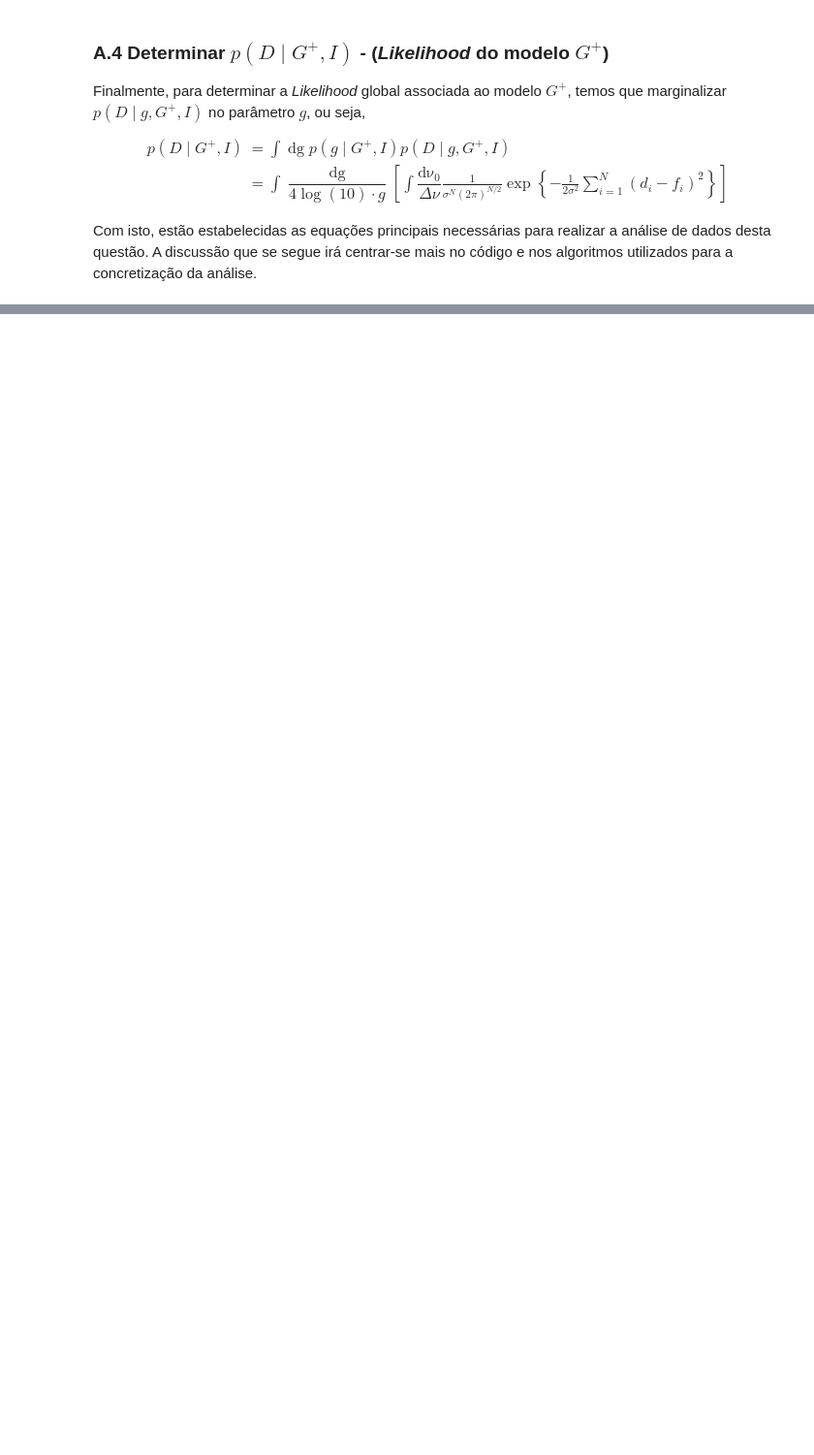
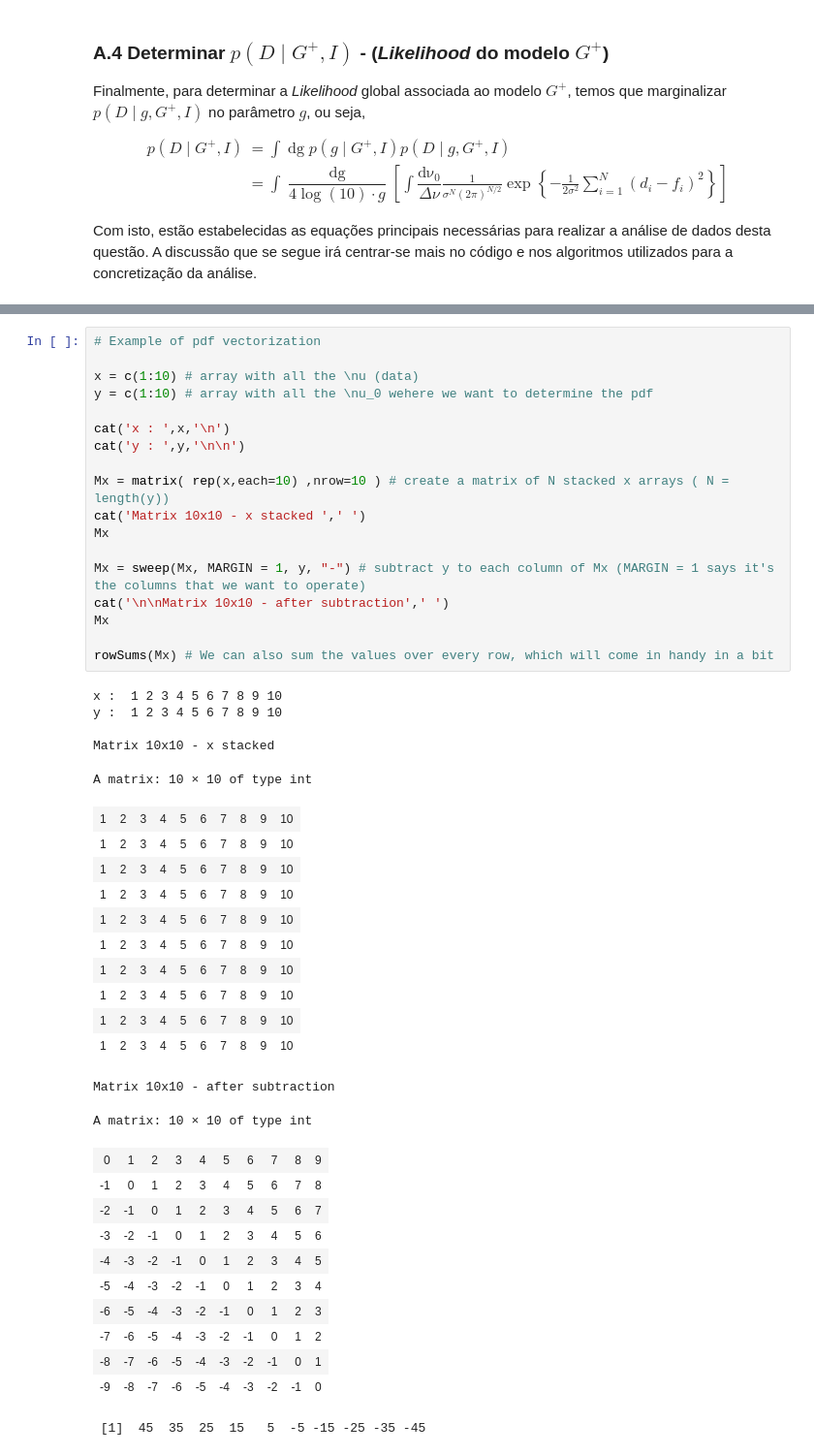
Before and after one commit to cesarium/da-bayesian-star, a Jupyter notebook: notebook.ipynb, the cells around one changed output, grey strips where cells are left out. Shown at 97% size. Cells and saved outputs as stored; diff of their text form; blank space fills up the shorter version.

```diff
--- a/notebook.ipynb
+++ b/notebook.ipynb
@@ -383,0 +364,47 @@ ERROR: Error in integrate(Vectorize(integrand_nu0_g, vectorize.args = "nu_0"), :
+# %%
+# Example of pdf vectorization
+
+x = c(1:10) # array with all the \nu (data)
+y = c(1:10) # array with all the \nu_0 wehere we want to determine the pdf
+
+cat('x : ',x,'\n')
+cat('y : ',y,'\n\n')
+
+Mx = matrix( rep(x,each=10) ,nrow=10 ) # create a matrix of N stacked x arrays ( N = length(y))
+cat('Matrix 10x10 - x stacked ',' ')
+Mx
+
+Mx = sweep(Mx, MARGIN = 1, y, "-") # subtract y to each column of Mx (MARGIN = 1 says it's the columns that we want to operate)
+cat('\n\nMatrix 10x10 - after subtraction',' ')
+Mx
+
+rowSums(Mx) # We can also sum the values over every row, which will come in handy in a bit
+# %% [output]
+x :  1 2 3 4 5 6 7 8 9 10
+y :  1 2 3 4 5 6 7 8 9 10
+
+Matrix 10x10 - x stacked
+A matrix: 10 × 10 of type int
+| 1 | 2 | 3 | 4 | 5 | 6 | 7 | 8 | 9 | 10 |
+| 1 | 2 | 3 | 4 | 5 | 6 | 7 | 8 | 9 | 10 |
+| 1 | 2 | 3 | 4 | 5 | 6 | 7 | 8 | 9 | 10 |
+| 1 | 2 | 3 | 4 | 5 | 6 | 7 | 8 | 9 | 10 |
+| 1 | 2 | 3 | 4 | 5 | 6 | 7 | 8 | 9 | 10 |
+| 1 | 2 | 3 | 4 | 5 | 6 | 7 | 8 | 9 | 10 |
+| 1 | 2 | 3 | 4 | 5 | 6 | 7 | 8 | 9 | 10 |
+| 1 | 2 | 3 | 4 | 5 | 6 | 7 | 8 | 9 | 10 |
+| 1 | 2 | 3 | 4 | 5 | 6 | 7 | 8 | 9 | 10 |
+| 1 | 2 | 3 | 4 | 5 | 6 | 7 | 8 | 9 | 10 |
+Matrix 10x10 - after subtraction
+A matrix: 10 × 10 of type int
+| 0 | 1 | 2 | 3 | 4 | 5 | 6 | 7 | 8 | 9 |
+| -1 | 0 | 1 | 2 | 3 | 4 | 5 | 6 | 7 | 8 |
+| -2 | -1 | 0 | 1 | 2 | 3 | 4 | 5 | 6 | 7 |
+| -3 | -2 | -1 | 0 | 1 | 2 | 3 | 4 | 5 | 6 |
+| -4 | -3 | -2 | -1 | 0 | 1 | 2 | 3 | 4 | 5 |
+| -5 | -4 | -3 | -2 | -1 | 0 | 1 | 2 | 3 | 4 |
+| -6 | -5 | -4 | -3 | -2 | -1 | 0 | 1 | 2 | 3 |
+| -7 | -6 | -5 | -4 | -3 | -2 | -1 | 0 | 1 | 2 |
+| -8 | -7 | -6 | -5 | -4 | -3 | -2 | -1 | 0 | 1 |
+| -9 | -8 | -7 | -6 | -5 | -4 | -3 | -2 | -1 | 0 |
+ [1]  45  35  25  15   5  -5 -15 -25 -35 -45
```
Also changed, not shown: parts of 27 cells of this notebook.
